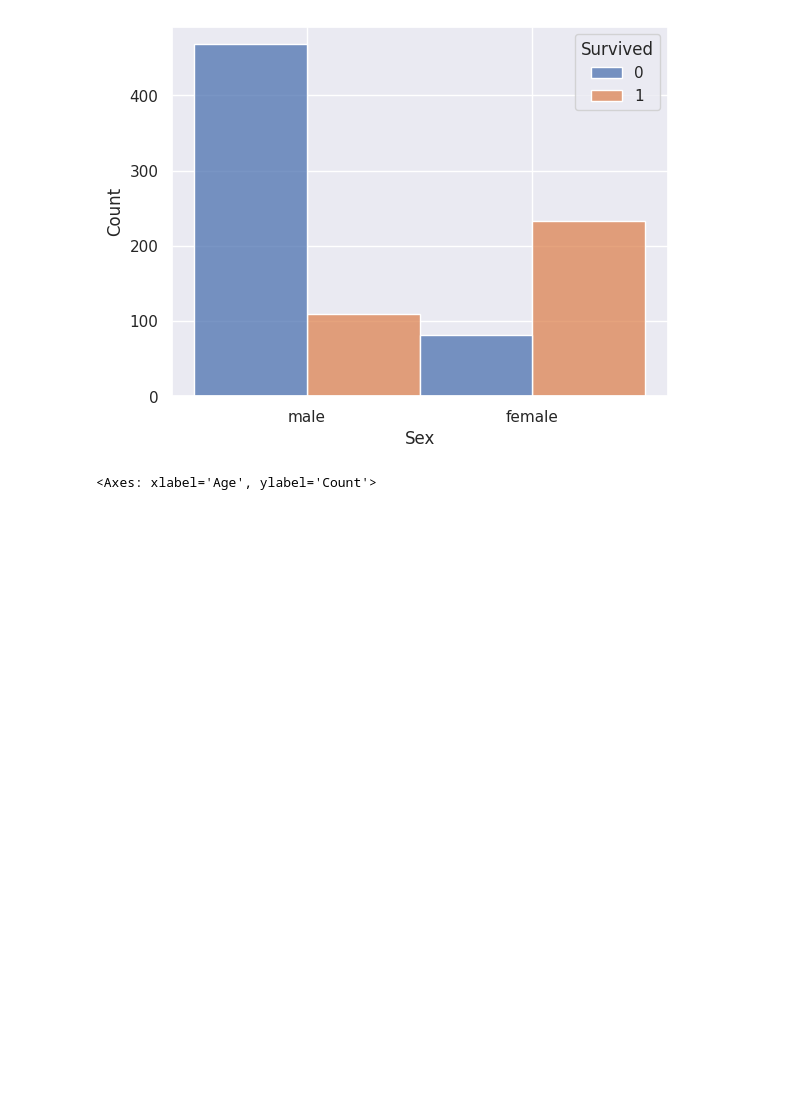
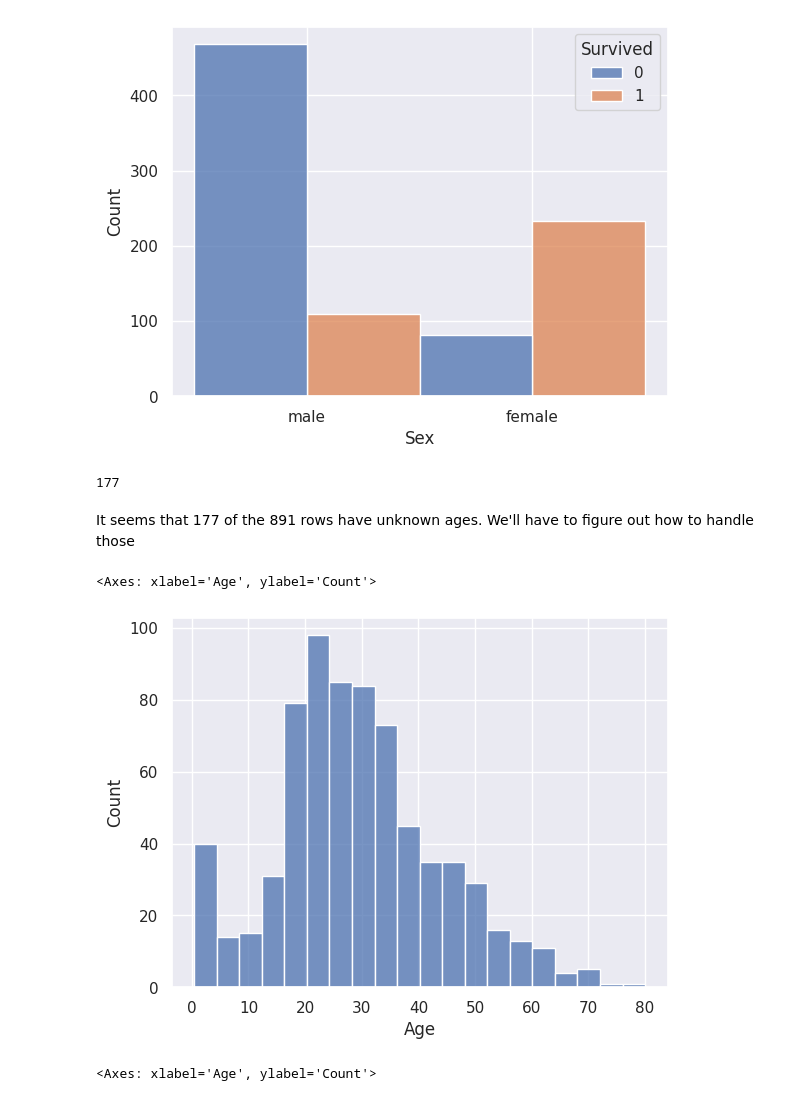
Before and after one commit to asuratos/kaggle, a Jupyter notebook: titanic-attempt.ipynb, the cells around one changed output. Saved outputs shown, nothing was run; the diff lists cells and outputs as text; code cells hidden in the pictures; blank space fills up the shorter version.

```diff
--- a/titanic-attempt.ipynb
+++ b/titanic-attempt.ipynb
@@ -119,6 +119,18 @@ sns.histplot(data = train_data, x = 'Sex', hue = 'Survived', multiple = "dodge")
 # %% [output]
 <Axes: xlabel='Sex', ylabel='Count'>
 [figure]
+# %%
+# Check the number of missing ages
+train_data['Age'].isna().sum()
+# %% [output]
+177
+# %% [markdown]
+It seems that 177 of the 891 rows have unknown ages. We'll have to figure out how to handle those
+# %%
+sns.histplot(train_data.loc[~train_data['Age'].isna()], x = 'Age')
+# %% [output]
+<Axes: xlabel='Age', ylabel='Count'>
+[figure, added]
 # %%
 sns.histplot(train_data, x = 'Age', hue = "Survived", multiple = 'dodge')
 # %% [output]
```
Also changed, not shown: parts of 7 cells of this notebook.
